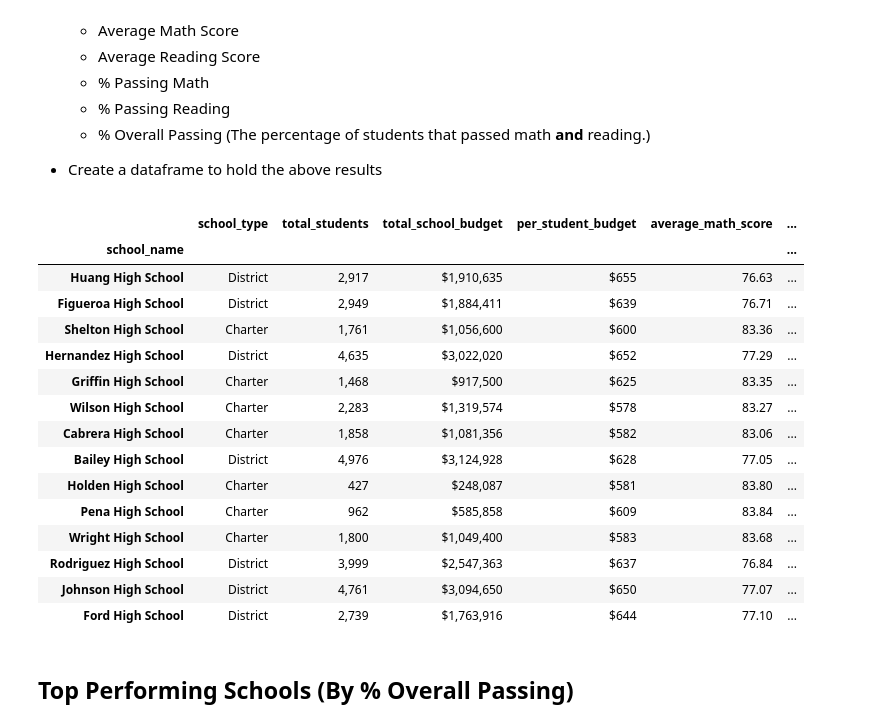
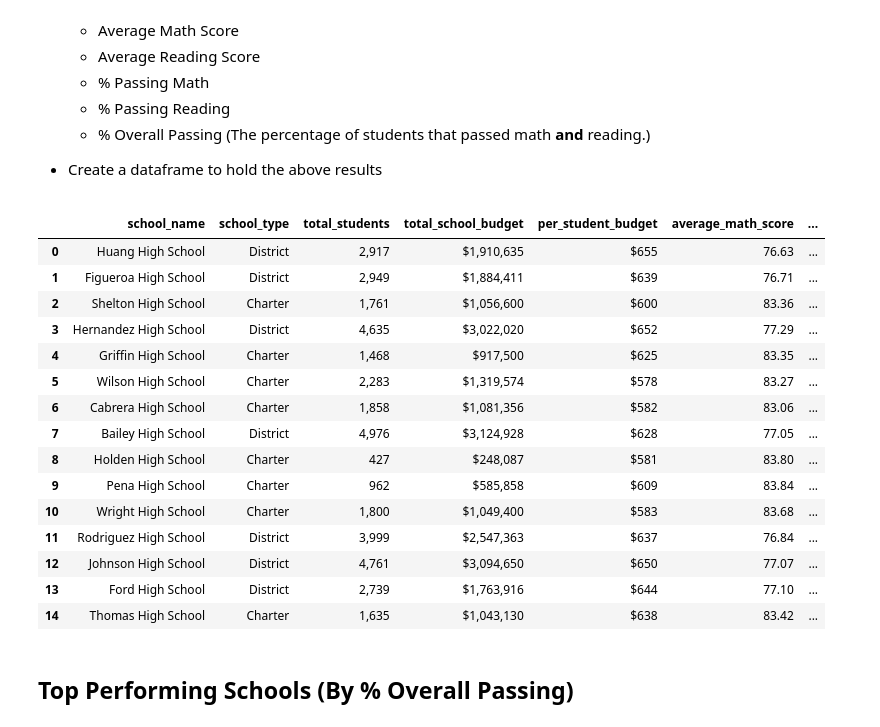
Before and after one commit to BrandonOverlie/pandas-challenge, a Jupyter notebook: PyCitySchools/02-Homework_04-Pandas_Instructions_PyCitySchools_PyCitySchools_starter (1).ipynb, the cells around one changed output. Saved outputs shown, nothing was run; the diff lists cells and outputs as text; code cells hidden in the pictures.

```diff
--- a/PyCitySchools/02-Homework_04-Pandas_Instructions_PyCitySchools_PyCitySchools_starter (1).ipynb
+++ b/PyCitySchools/02-Homework_04-Pandas_Instructions_PyCitySchools_PyCitySchools_starter (1).ipynb
@@ -166,33 +187,33 @@ school_summary = school_data_with_passing_counts.loc[:, ["school_name", "school_
                                                             "percent_math_pass", "percent_reading_pass", "percent_student_pass"]]
 # %%
 # format the data frame for readability
-school_summary_df = school_summary.shift()[1:]
-school_summary_df["total_students"] = school_summary_df["total_students"].astype(float).map("{:,.0f}".format)
-school_summary_df["total_school_budget"] = school_summary_df["total_school_budget"].astype(float).map("${:,.0f}".format)
-school_summary_df["per_student_budget"] = school_summary_df["per_student_budget"].astype(float).map("${:,.0f}".format)
-school_summary_df["average_math_score"] = round(school_summary_df["average_math_score"], 2)
-school_summary_df["average_reading_score"] = round(school_summary_df["average_reading_score"], 2)
-school_summary_df["percent_math_pass"] = (school_summary_df["percent_math_pass"] * 100).astype(float).map("{:,.2f}%".format)
-school_summary_df["percent_reading_pass"] = (school_summary_df["percent_reading_pass"] * 100).astype(float).map("{:,.2f}%".format)
-school_summary_df["percent_student_pass"] = (school_summary_df["percent_student_pass"] * 100).astype(float).map("{:,.2f}%".format)
-school_summary_df.set_index("school_name")
+#school_summary_df = school_summary.shift()[1:]
+school_summary["total_students"] = school_summary["total_students"].astype(float).map("{:,.0f}".format)
+school_summary["total_school_budget"] = school_summary["total_school_budget"].astype(float).map("${:,.0f}".format)
+school_summary["per_student_budget"] = school_summary["per_student_budget"].astype(float).map("${:,.0f}".format)
+school_summary["average_math_score"] = round(school_summary["average_math_score"], 2)
+school_summary["average_reading_score"] = round(school_summary["average_reading_score"], 2)
+school_summary["percent_math_pass"] = (school_summary["percent_math_pass"] * 100).astype(float).map("{:,.2f}%".format)
+school_summary["percent_reading_pass"] = (school_summary["percent_reading_pass"] * 100).astype(float).map("{:,.2f}%".format)
+school_summary["percent_student_pass"] = (school_summary["percent_student_pass"] * 100).astype(float).map("{:,.2f}%".format)
+school_summary
 # %% [output]
-|  | school_type | total_students | total_school_budget | per_student_budget | average_math_score | ... |
-| school_name |  |  |  |  |  | ... |
-| Huang High School | District | 2,917 | $1,910,635 | $655 | 76.63 | ... |
-| Figueroa High School | District | 2,949 | $1,884,411 | $639 | 76.71 | ... |
-| Shelton High School | Charter | 1,761 | $1,056,600 | $600 | 83.36 | ... |
-| Hernandez High School | District | 4,635 | $3,022,020 | $652 | 77.29 | ... |
-| Griffin High School | Charter | 1,468 | $917,500 | $625 | 83.35 | ... |
-| Wilson High School | Charter | 2,283 | $1,319,574 | $578 | 83.27 | ... |
-| Cabrera High School | Charter | 1,858 | $1,081,356 | $582 | 83.06 | ... |
-| Bailey High School | District | 4,976 | $3,124,928 | $628 | 77.05 | ... |
-| Holden High School | Charter | 427 | $248,087 | $581 | 83.80 | ... |
-| Pena High School | Charter | 962 | $585,858 | $609 | 83.84 | ... |
-| Wright High School | Charter | 1,800 | $1,049,400 | $583 | 83.68 | ... |
-| Rodriguez High School | District | 3,999 | $2,547,363 | $637 | 76.84 | ... |
-| Johnson High School | District | 4,761 | $3,094,650 | $650 | 77.07 | ... |
-| Ford High School | District | 2,739 | $1,763,916 | $644 | 77.10 | ... |
+|  | school_name | school_type | total_students | total_school_budget | per_student_budget | average_math_score | ... |
+| 0 | Huang High School | District | 2,917 | $1,910,635 | $655 | 76.63 | ... |
+| 1 | Figueroa High School | District | 2,949 | $1,884,411 | $639 | 76.71 | ... |
+| 2 | Shelton High School | Charter | 1,761 | $1,056,600 | $600 | 83.36 | ... |
+| 3 | Hernandez High School | District | 4,635 | $3,022,020 | $652 | 77.29 | ... |
+| 4 | Griffin High School | Charter | 1,468 | $917,500 | $625 | 83.35 | ... |
+| 5 | Wilson High School | Charter | 2,283 | $1,319,574 | $578 | 83.27 | ... |
+| 6 | Cabrera High School | Charter | 1,858 | $1,081,356 | $582 | 83.06 | ... |
+| 7 | Bailey High School | District | 4,976 | $3,124,928 | $628 | 77.05 | ... |
+| 8 | Holden High School | Charter | 427 | $248,087 | $581 | 83.80 | ... |
+| 9 | Pena High School | Charter | 962 | $585,858 | $609 | 83.84 | ... |
+| 10 | Wright High School | Charter | 1,800 | $1,049,400 | $583 | 83.68 | ... |
+| 11 | Rodriguez High School | District | 3,999 | $2,547,363 | $637 | 76.84 | ... |
+| 12 | Johnson High School | District | 4,761 | $3,094,650 | $650 | 77.07 | ... |
+| 13 | Ford High School | District | 2,739 | $1,763,916 | $644 | 77.10 | ... |
+| 14 | Thomas High School | Charter | 1,635 | $1,043,130 | $638 | 83.42 | ... |
 # %% [markdown]
 ## Top Performing Schools (By % Overall Passing)
 # %% [markdown]
```
Also changed, not shown: parts of 32 cells of this notebook.
